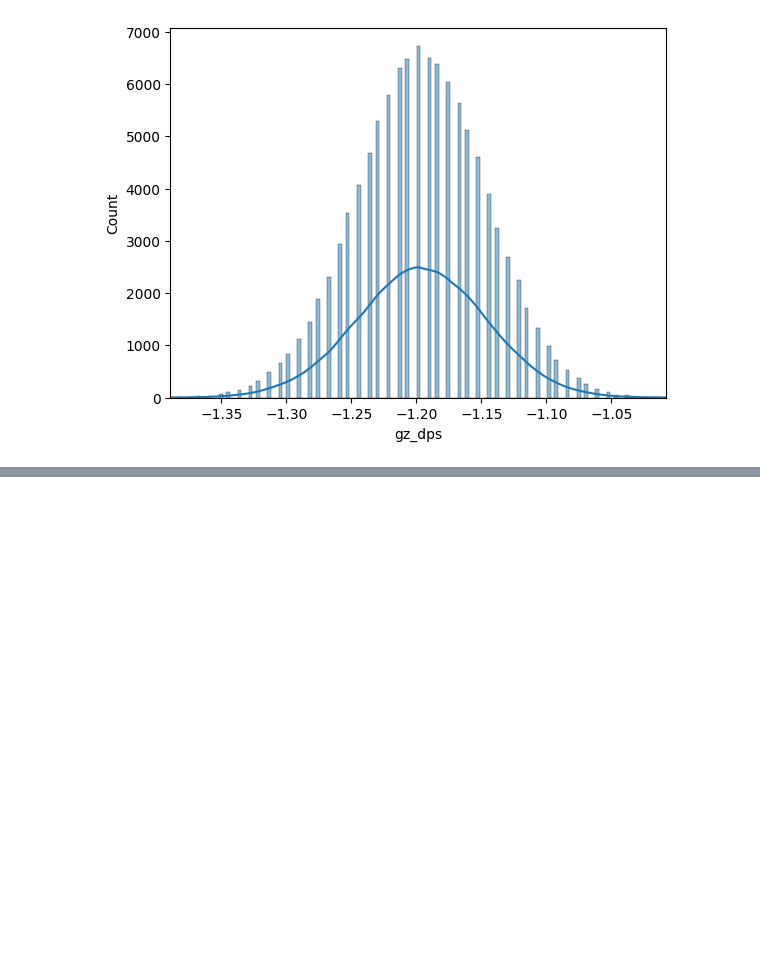
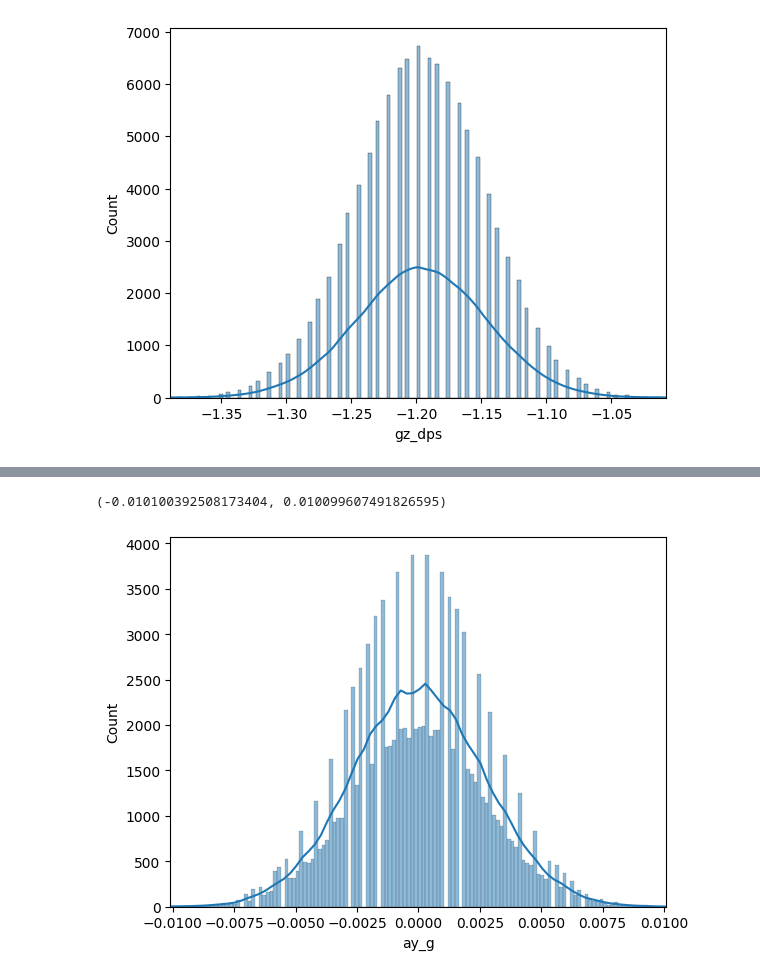
Before and after one commit to alexandrelpgillet/ESP-MPU6050-, a Jupyter notebook: analyse_data/statisic.ipynb, the cells around one changed output, grey strips where cells are left out. Cells and saved outputs as stored; diff of their text form; code cells hidden in the pictures; blank space fills up the shorter version.

```diff
--- a/analyse_data/statisic.ipynb
+++ b/analyse_data/statisic.ipynb
@@ -176,0 +205,10 @@ plt.xlim(zmin, zmax)
+# %%
+ymin = np.percentile(df_mpu6050_fixed["ay_g"], 0.01)
+ymax = np.percentile(df_mpu6050_fixed["ay_g"], 99.99)
+
+sns.histplot(data=df_mpu6050_fixed , x="ay_g", kde=True)
+
+plt.xlim(ymin, ymax)
+# %% [output]
+(-0.010100392508173404, 0.010099607491826595)
+[figure, added]
```
Also changed, not shown: parts of 7 cells of this notebook.
